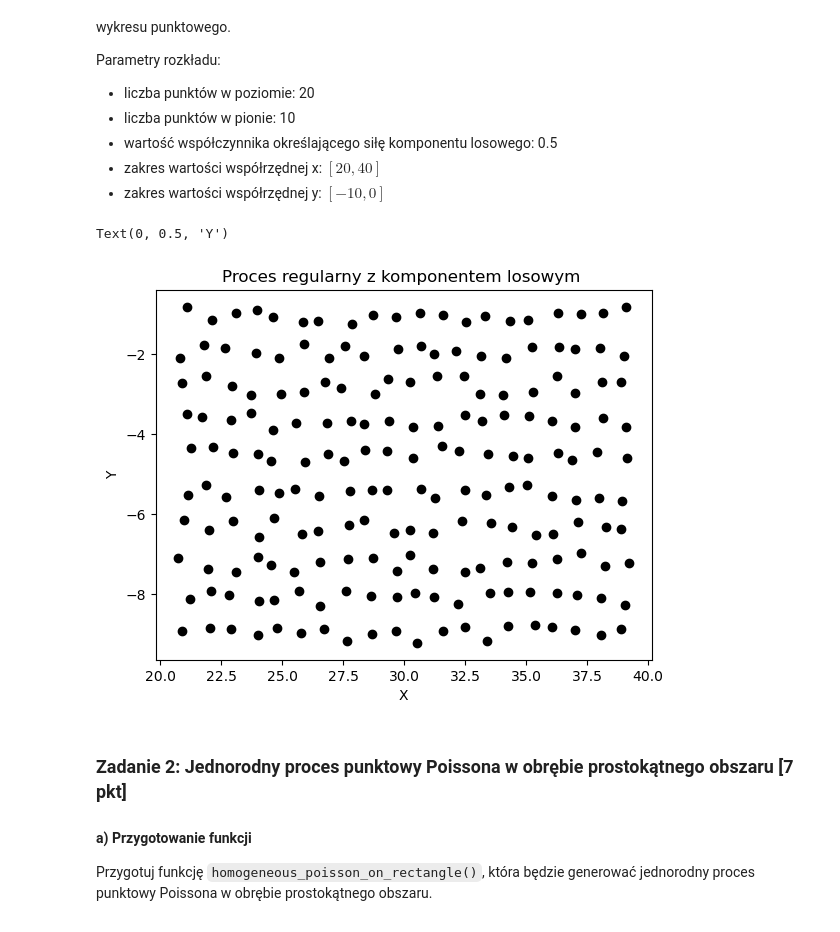
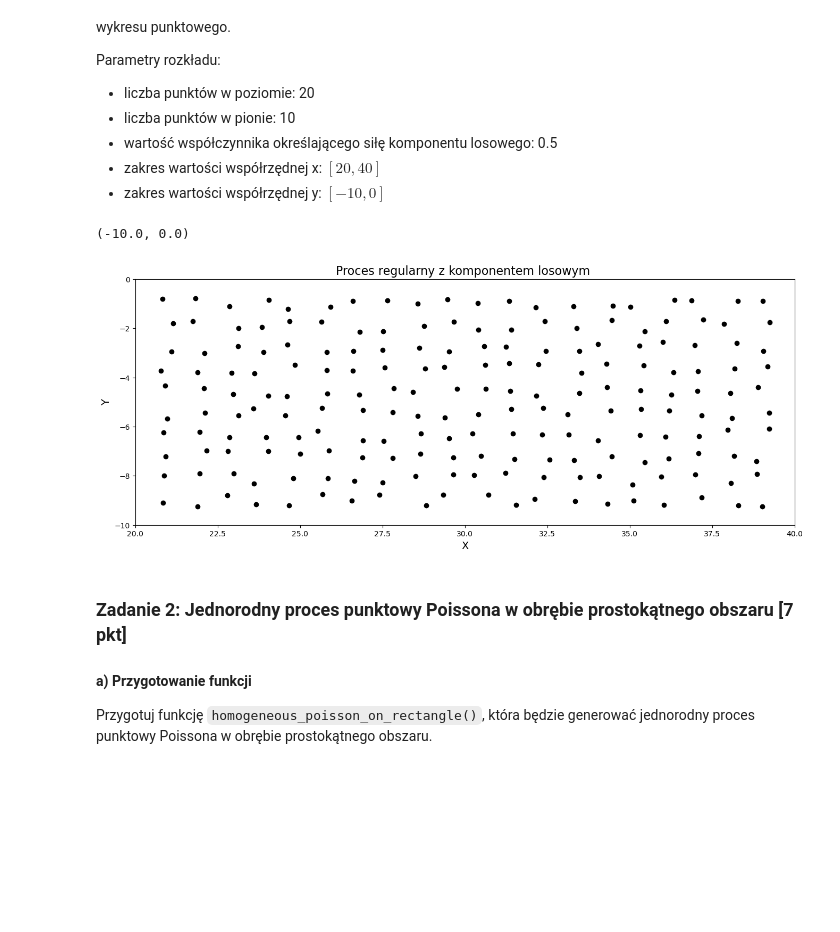
Before and after one commit to kubanskan/ADP, a Jupyter notebook: ZZ1-GenerowanieProcesowPunktowych/ZZ01.ipynb, the cells around one changed output. Saved outputs shown, nothing was run; the diff lists cells and outputs as text; code cells hidden in the pictures; blank space fills up the shorter version.

```diff
--- a/ZZ1-GenerowanieProcesowPunktowych/ZZ01.ipynb
+++ b/ZZ1-GenerowanieProcesowPunktowych/ZZ01.ipynb
@@ -136,14 +136,17 @@ Parametry rozkładu:
  - zakres wartości współrzędnej y: $[-10, 0]$
 # %%
 # YOUR CODE HERE
+plt.subplots(figsize=(16,6))
 points = regular_on_rectangle(grid=[20, 10], random_component=0.5, x_lim=[20, 40], y_lim=[-10, 0])
 plt.plot(points["X"], points["Y"], marker='o', color='k', linestyle='none')
-plt.title("Proces regularny z komponentem losowym ")
-plt.xlabel("X")
-plt.ylabel("Y")
+plt.title("Proces regularny z komponentem losowym ",fontsize=16)
+plt.xlabel("X",fontsize=14)
+plt.ylabel("Y",fontsize=14)
+plt.xlim([20,40])
+plt.ylim([-10,0])
 # %% [output]
-Text(0, 0.5, 'Y')
+(-10.0, 0.0)
-[figure, old version]
+[figure, new version]
 # %% [markdown]
 ### Zadanie 2: Jednorodny proces punktowy Poissona w obrębie prostokątnego obszaru [7 pkt]
 
```
Also changed, not shown: parts of 4 cells of this notebook.
